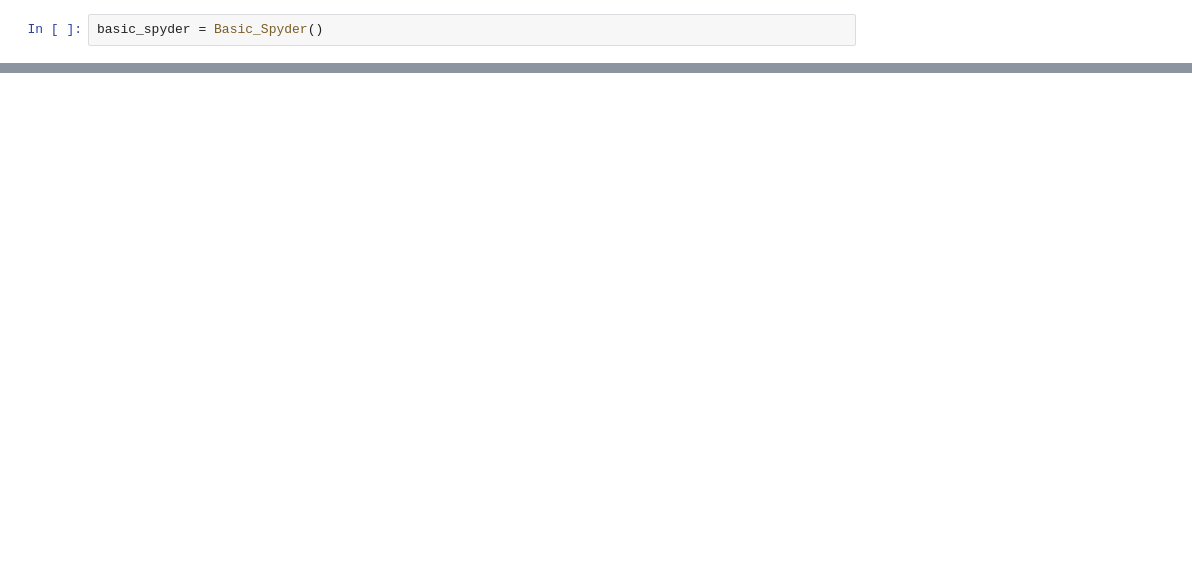
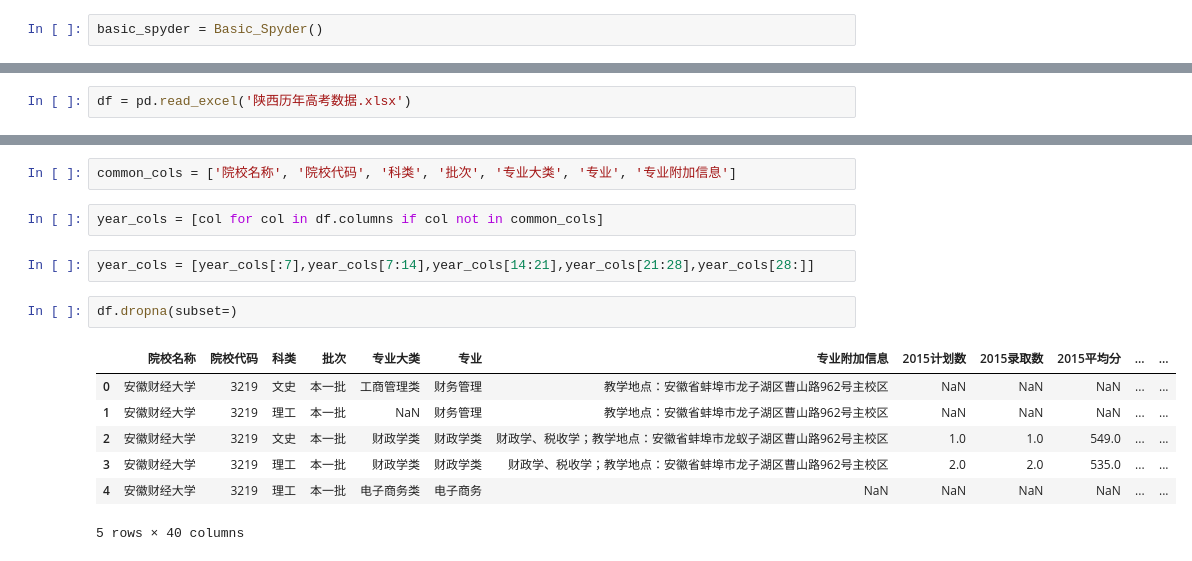
Before and after one commit to CapAllen/Mini_Data_Middle_Plateform, a Jupyter notebook: 测试.ipynb, the cells around one changed output, grey strips where cells are left out. Saved outputs shown, nothing was run; the diff lists cells and outputs as text; blank space fills up the shorter version.

```diff
--- a/测试.ipynb
+++ b/测试.ipynb
@@ -751,0 +117,2 @@ df
+# %%
+df = pd.read_excel('陕西历年高考数据.xlsx')
@@ -751,0 +134,16 @@ df
+# %%
+common_cols = ['院校名称', '院校代码', '科类', '批次', '专业大类', '专业', '专业附加信息']
+# %%
+year_cols = [col for col in df.columns if col not in common_cols]
+# %%
+year_cols = [year_cols[:7],year_cols[7:14],year_cols[14:21],year_cols[21:28],year_cols[28:]]
+# %%
+df.dropna(subset=)
+# %% [output]
+|  | 院校名称 | 院校代码 | 科类 | 批次 | 专业大类 | 专业 | 专业附加信息 | 2015计划数 | 2015录取数 | 2015平均分 | ... | ... |
+| 0 | 安徽财经大学 | 3219 | 文史 | 本一批 | 工商管理类 | 财务管理 | 教学地点：安徽省蚌埠市龙子湖区曹山路962号主校区 | NaN | NaN | NaN | ... | ... |
+| 1 | 安徽财经大学 | 3219 | 理工 | 本一批 | NaN | 财务管理 | 教学地点：安徽省蚌埠市龙子湖区曹山路962号主校区 | NaN | NaN | NaN | ... | ... |
+| 2 | 安徽财经大学 | 3219 | 文史 | 本一批 | 财政学类 | 财政学类 | 财政学、税收学；教学地点：安徽省蚌埠市龙蚁子湖区曹山路962号主校区 | 1.0 | 1.0 | 549.0 | ... | ... |
+| 3 | 安徽财经大学 | 3219 | 理工 | 本一批 | 财政学类 | 财政学类 | 财政学、税收学；教学地点：安徽省蚌埠市龙子湖区曹山路962号主校区 | 2.0 | 2.0 | 535.0 | ... | ... |
+| 4 | 安徽财经大学 | 3219 | 理工 | 本一批 | 电子商务类 | 电子商务 | NaN | NaN | NaN | NaN | ... | ... |
+5 rows × 40 columns
```
Also changed, not shown: parts of 99 cells of this notebook, 37 other files.
